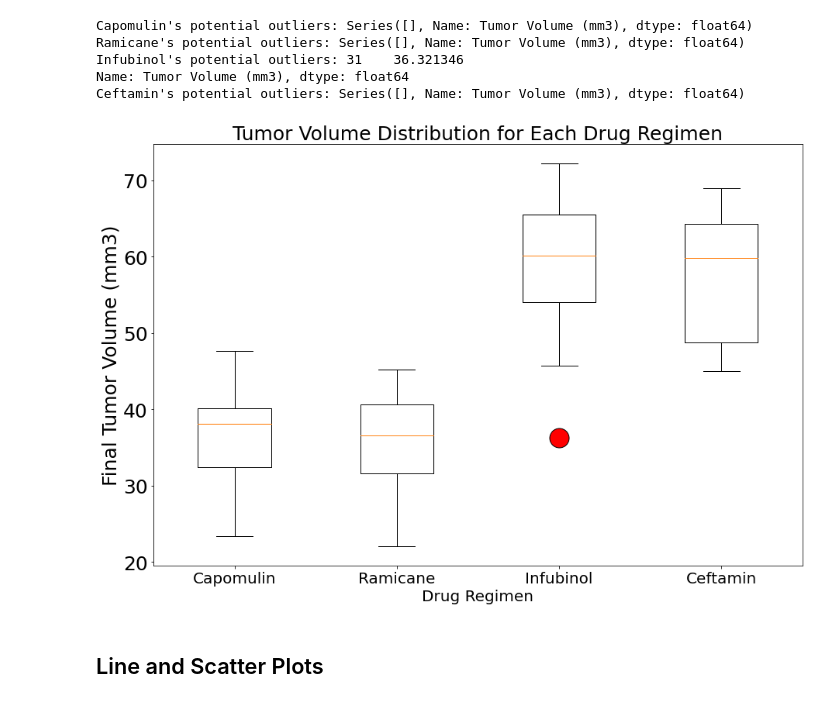
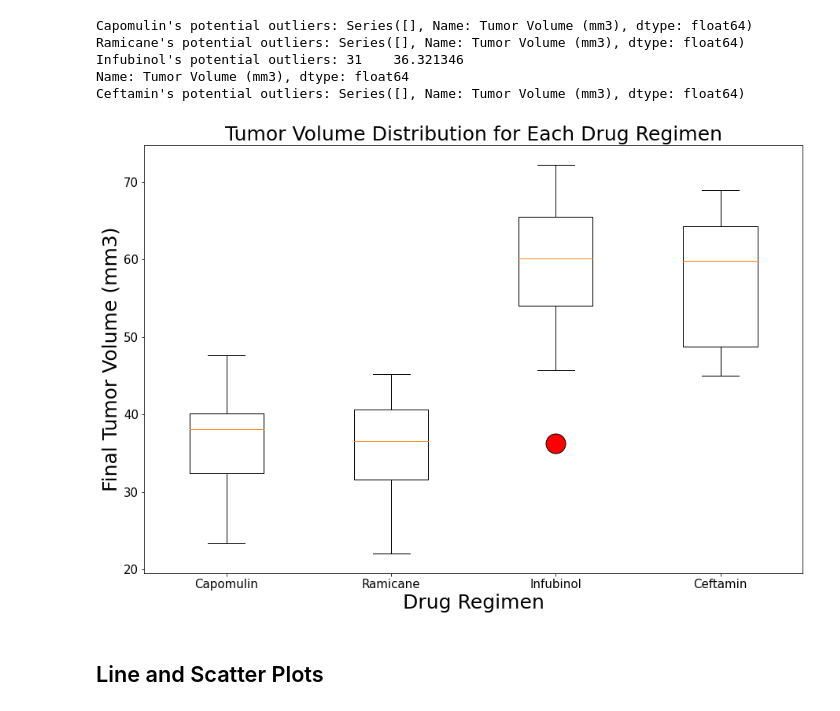
Before and after one commit to aliciahlavac/Pymaceuticals_Challenge, a Jupyter notebook: pymaceuticals.ipynb, the cells around one changed output. Cells and saved outputs as stored; diff of their text form; code cells hidden in the pictures.

Commit message:
Fixed axes labels

```diff
--- a/pymaceuticals.ipynb
+++ b/pymaceuticals.ipynb
@@ -292,25 +292,25 @@ Ceftamin's potential outliers: Series([], Name: Tumor Volume (mm3), dtype: float
 # %%
 # Generate a box plot that shows the distrubution of the tumor volume for each treatment group.
 # Set figure size
 fig1, ax1 = plt.subplots(figsize = (15,10))
 # Set title and font size
 ax1.set_title("Tumor Volume Distribution for Each Drug Regimen", fontsize = 25)
 # Set y-label and font size
 ax1.set_ylabel("Final Tumor Volume (mm3)", fontsize = 25)
 # Set x-label and font size
-ax1.set_xlabel("Drug Regimen", fontsize = 20)
+ax1.set_xlabel("Drug Regimen", fontsize = 25)
+# Add the plot
+bp = ax1.boxplot(tumor_vol_list, labels = treatments)
 # Set x-tick size
 plt.rc('xtick', labelsize=20)
 # Set y-tick size
-plt.rc('ytick', labelsize=25)
-# Add the plot
-bp = ax1.boxplot(tumor_vol_list, labels = treatments)
+plt.rc('ytick', labelsize=20)
 # Adjust outlier color and size
 plt.setp(bp["fliers"], marker = "o", markersize = 25.0, markerfacecolor = 'r')
 # Show the plot
 plt.show()
 # %% [output]
-[figure, old version]
+[figure, new version]
 # %% [markdown]
 ## Line and Scatter Plots
 # %%
```
Also changed, not shown: parts of 3 cells of this notebook.
